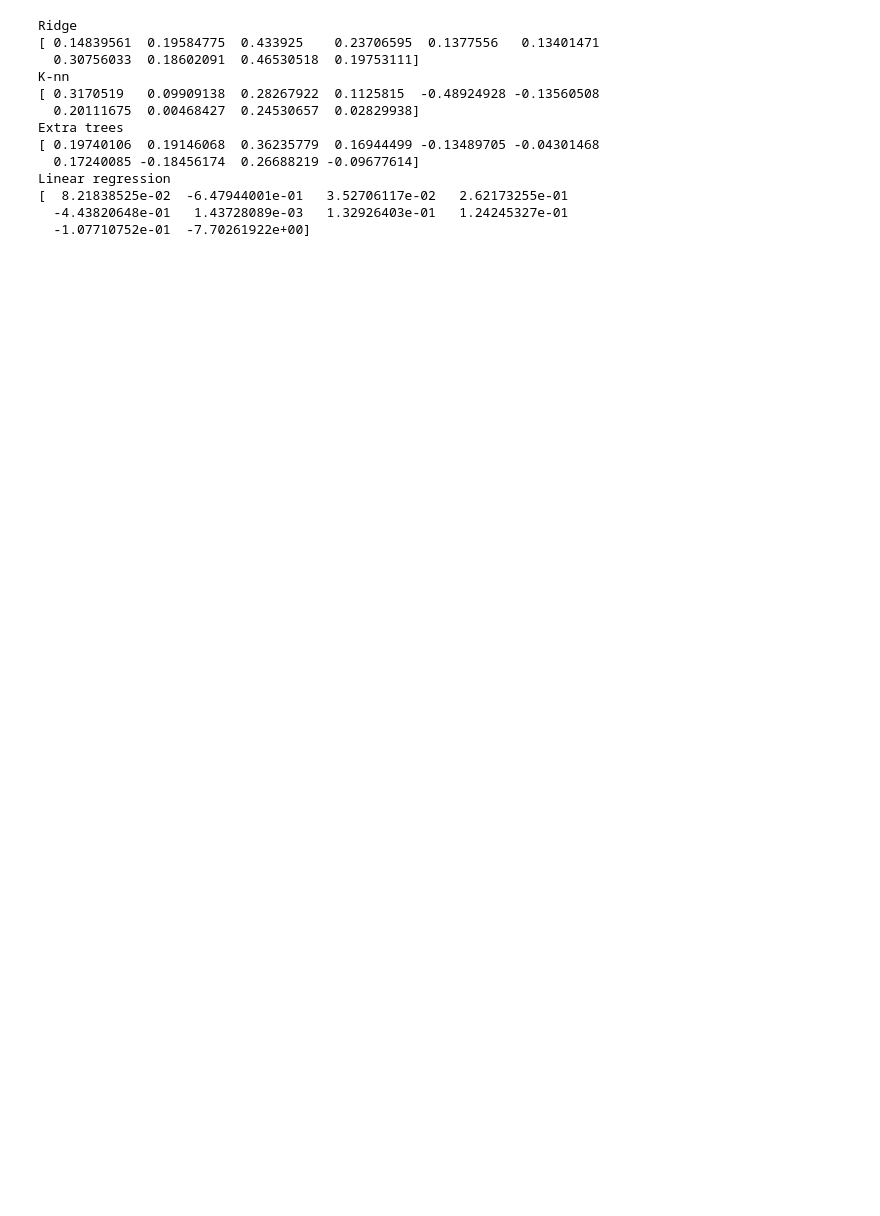
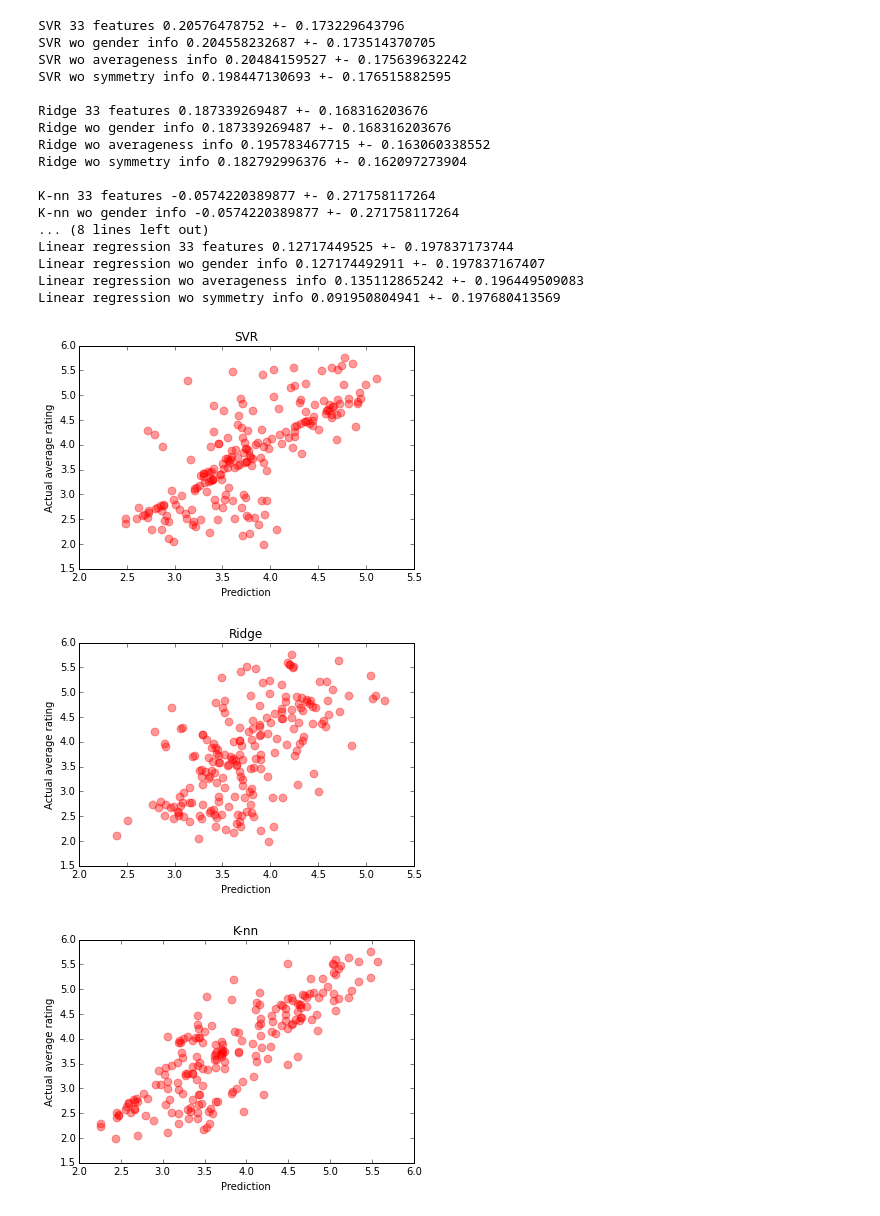
Before and after one commit to amandasongmm/attractiveness_datamining, a Jupyter notebook: example_code/group_performance_boost/ridge_regression.ipynb, the cells around one changed output. Drawn from its saved outputs; the diff is of its cells as text; code cells hidden in the pictures; blank space fills up the shorter version.

```diff
--- a/example_code/group_performance_boost/ridge_regression.ipynb
+++ b/example_code/group_performance_boost/ridge_regression.ipynb
@@ -6,57 +6,93 @@ from sklearn.ensemble import ExtraTreesRegressor
 from sklearn.neighbors import KNeighborsRegressor
 from sklearn.linear_model import LinearRegression
 from sklearn.linear_model import RidgeCV
+from sklearn.svm import SVR
 from sklearn import cross_validation
+import matplotlib.pyplot as plt
+
+%matplotlib inline
 
 __author__ = 'amanda'
 
 
 def preprocess_data():
     rating = np.load('./data_ready_to_use/clean_rating_data.npz')
     rating = rating['full_rating']
     average_rating = rating.mean(axis=0)
 
     feature_arr = np.load('./data_ready_to_use/clean_features.npz')
     feature_arr = feature_arr['feature_arr']
 
     gender_list = np.load('./data_ready_to_use/gender_list.npz')
     gender_list = gender_list['gender_list']
 
     gender_list = gender_list[:, np.newaxis]
     feature_arr = np.hstack((gender_list, feature_arr))
     feature_arr = preprocessing.scale(feature_arr)
     return average_rating, feature_arr
 
 # Load the preprocessed data.
 rating, feature_arr = preprocess_data()
+ll = range(0, 30)
+ll.append(32)
+sub_feature = feature_arr[:, ll]
 
-
-cv = cross_validation.ShuffleSplit(200, n_iter=10, test_size=0.15, random_state=0)
+random_seed = 990
+cv = cross_validation.ShuffleSplit(200, n_iter=100, test_size=0.15, random_state=random_seed)
 
 
 # Fit estimators
-ESTIMATORS = {"Extra trees": ExtraTreesRegressor(n_estimators=10, max_features=32, random_state=0),
-              "K-nn": KNeighborsRegressor(),
+ESTIMATORS = {"Extra trees": ExtraTreesRegressor(n_estimators=10, max_features=20, random_state=0),
+              "K-nn": KNeighborsRegressor(n_neighbors=2),
               "Linear regression": LinearRegression(),
-              "Ridge": RidgeCV()}
+              "Ridge": RidgeCV(),
+             "SVR": SVR()}
 
 y_test_predict = dict()
 y_overall_predict = dict()
 for name, estimator in ESTIMATORS.items():
-    print name
+
+    # Plot the prediction vs actual rating using full data
+    estimator.fit(feature_arr, rating)
+    full_predict = estimator.predict(feature_arr)
+
+    fig, ax = plt.subplots()
+    plt.scatter(full_predict, rating, color='r', s=121/2, alpha=.4)
+    plt.xlabel('Prediction')
+    plt.ylabel('Actual average rating')
+    plt.title(name)
+
+    # calculate cross validation score (r2 score)
     a = cross_validation.cross_val_score(estimator, feature_arr, rating, cv=cv)
-    print a
+    print name, '33 features', a.mean(), '+-', a.std()
+#     print name, a
+
+    b = cross_validation.cross_val_score(estimator, feature_arr[:, 1:], rating, cv=cv)
+    print name, 'wo gender info', b.mean(), '+-', b.std()
+
+    c = cross_validation.cross_val_score(estimator, feature_arr[:, :-1], rating, cv=cv)
+    print name, 'wo averageness info', c.mean(), '+-', c.std()
+
+    d = cross_validation.cross_val_score(estimator, sub_feature, rating, cv=cv)
+    print name, 'wo symmetry info', d.mean(), '+-', d.std(), '\n'
 # %% [output]
-Ridge
-[ 0.14839561  0.19584775  0.433925    0.23706595  0.1377556   0.13401471
-  0.30756033  0.18602091  0.46530518  0.19753111]
-K-nn
-[ 0.3170519   0.09909138  0.28267922  0.1125815  -0.48924928 -0.13560508
-  0.20111675  0.00468427  0.24530657  0.02829938]
-Extra trees
-[ 0.19740106  0.19146068  0.36235779  0.16944499 -0.13489705 -0.04301468
-  0.17240085 -0.18456174  0.26688219 -0.09677614]
-Linear regression
-[  8.21838525e-02  -6.47944001e-01   3.52706117e-02   2.62173255e-01
-  -4.43820648e-01   1.43728089e-03   1.32926403e-01   1.24245327e-01
-  -1.07710752e-01  -7.70261922e+00]
+SVR 33 features 0.20576478752 +- 0.173229643796
+SVR wo gender info 0.204558232687 +- 0.173514370705
+SVR wo averageness info 0.20484159527 +- 0.175639632242
+SVR wo symmetry info 0.198447130693 +- 0.176515882595
+
+Ridge 33 features 0.187339269487 +- 0.168316203676
+Ridge wo gender info 0.187339269487 +- 0.168316203676
+Ridge wo averageness info 0.195783467715 +- 0.163060338552
+Ridge wo symmetry info 0.182792996376 +- 0.162097273904
+
+K-nn 33 features -0.0574220389877 +- 0.271758117264
+K-nn wo gender info -0.0574220389877 +- 0.271758117264
+... (8 lines left out)
+Linear regression 33 features 0.12717449525 +- 0.197837173744
+Linear regression wo gender info 0.127174492911 +- 0.197837167407
+Linear regression wo averageness info 0.135112865242 +- 0.196449509083
+Linear regression wo symmetry info 0.091950804941 +- 0.197680413569
+[figure, added]
+[figure, added]
+[figure, added]
```
Also changed, not shown: parts of 1 cell of this notebook, 1 other file.
